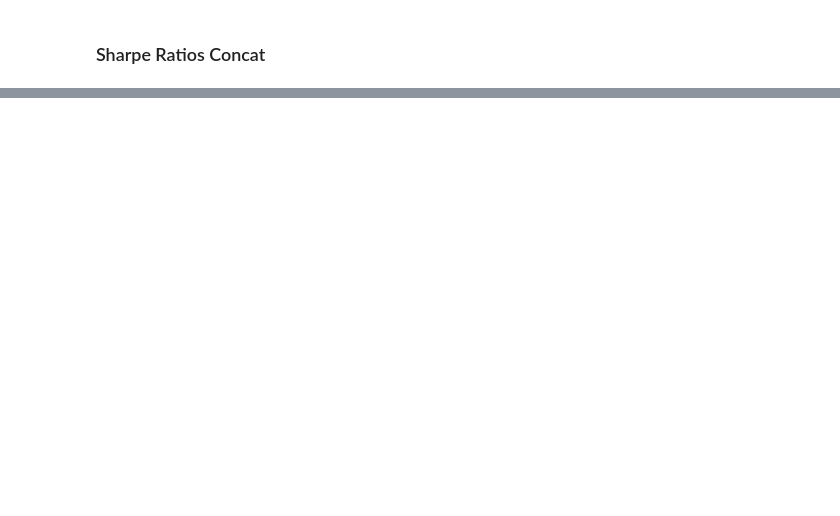
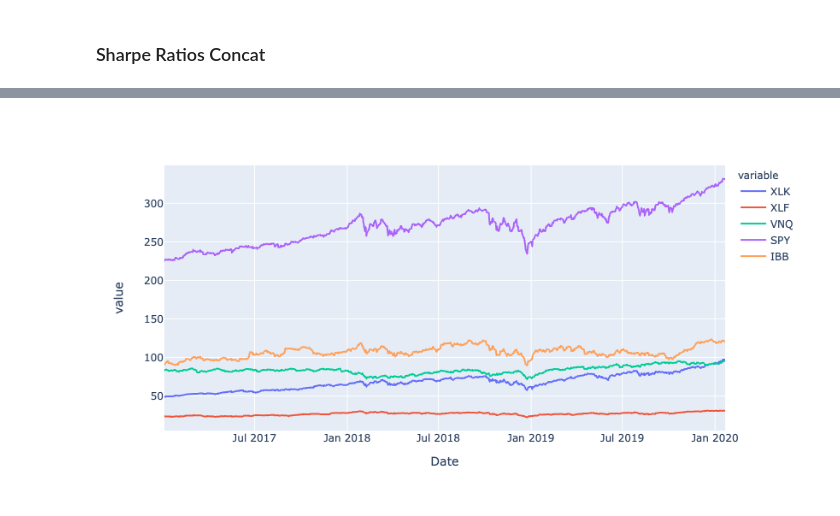
Before and after one commit to julian1765/Project_1, a Jupyter notebook: Covid_Nov_9.ipynb, the cells around one changed output, grey strips where cells are left out. Saved outputs shown, nothing was run; the diff lists cells and outputs as text; code cells hidden in the pictures; blank space fills up the shorter version.

```diff
--- a/Covid_Nov_9.ipynb
+++ b/Covid_Nov_9.ipynb
@@ -336,0 +351,5 @@ concat_sharpe_ratios
+# %%
+test = px.line(pre_covid_concat)
+test
+# %% [output]
+[figure, added]
```
Also changed, not shown: parts of 4 cells of this notebook.
